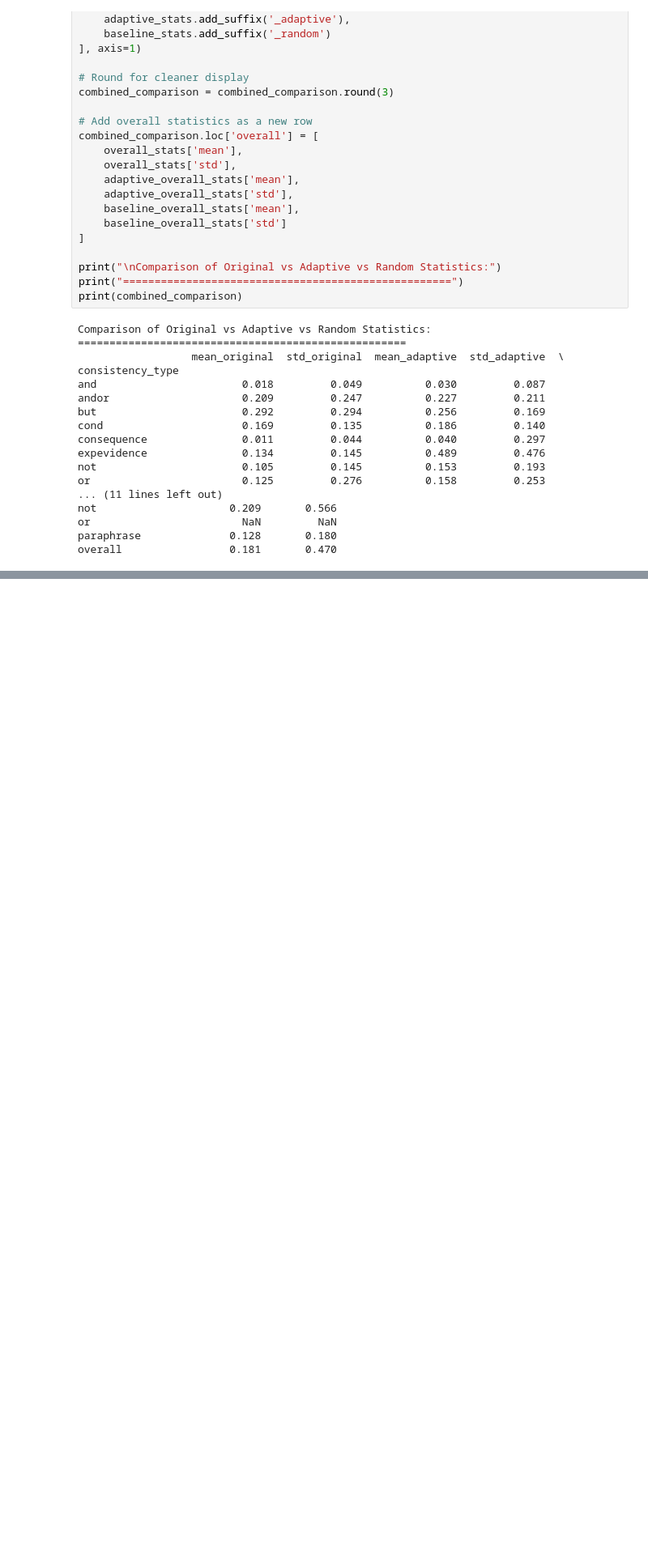
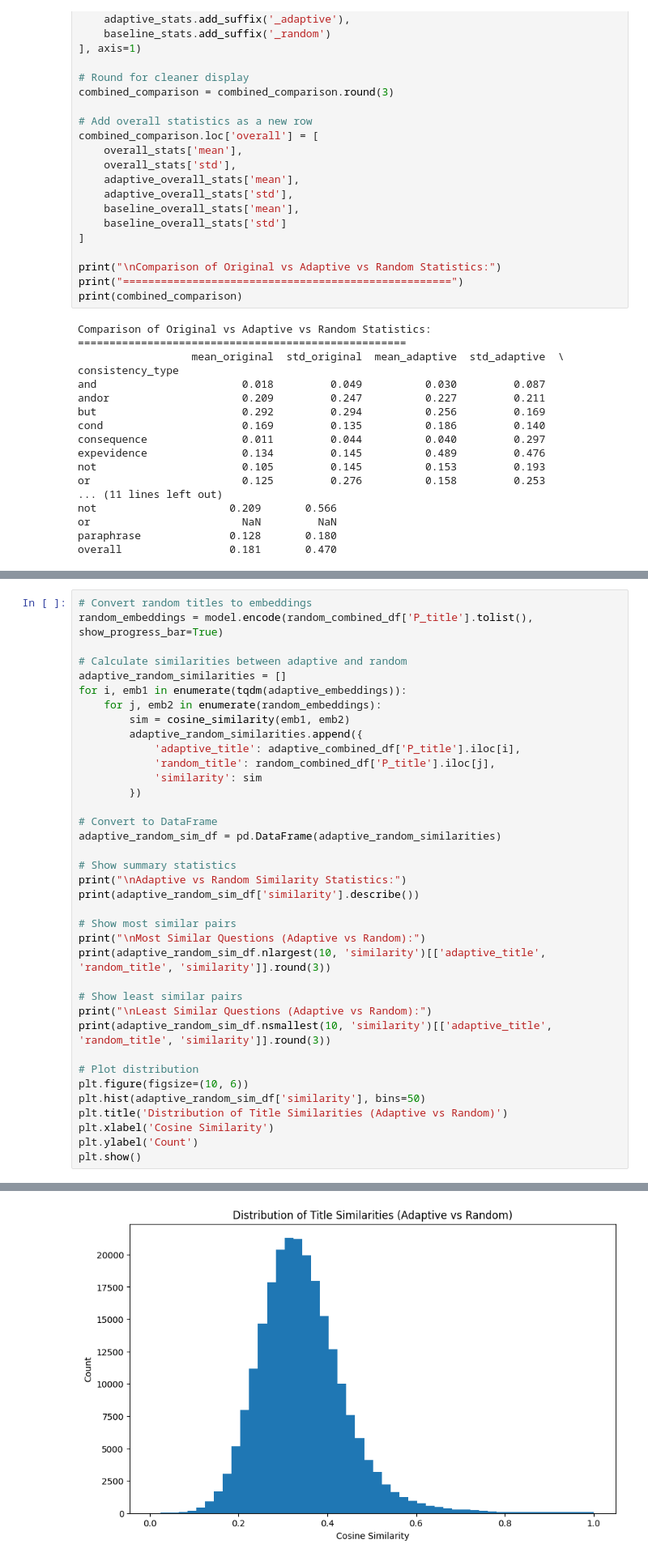
Before and after one commit to davisrbr/adaptive_evals, a Jupyter notebook: logs/consistency_logs_processing.ipynb, the cells around one changed output, grey strips where cells are left out. Shown: that part at 81% size. Saved outputs shown, nothing was run; the diff lists cells and outputs as text; blank space fills up the shorter version.

```diff
--- a/logs/consistency_logs_processing.ipynb
+++ b/logs/consistency_logs_processing.ipynb
@@ -585,0 +695,38 @@ plt.show()
+# %%
+# Convert random titles to embeddings
+random_embeddings = model.encode(random_combined_df['P_title'].tolist(), show_progress_bar=True)
+
+# Calculate similarities between adaptive and random
+adaptive_random_similarities = []
+for i, emb1 in enumerate(tqdm(adaptive_embeddings)):
+    for j, emb2 in enumerate(random_embeddings):
+        sim = cosine_similarity(emb1, emb2)
+        adaptive_random_similarities.append({
+            'adaptive_title': adaptive_combined_df['P_title'].iloc[i],
+            'random_title': random_combined_df['P_title'].iloc[j],
+            'similarity': sim
+        })
+
+# Convert to DataFrame
+adaptive_random_sim_df = pd.DataFrame(adaptive_random_similarities)
+
+# Show summary statistics
+print("\nAdaptive vs Random Similarity Statistics:")
+print(adaptive_random_sim_df['similarity'].describe())
+
+# Show most similar pairs
+print("\nMost Similar Questions (Adaptive vs Random):")
+print(adaptive_random_sim_df.nlargest(10, 'similarity')[['adaptive_title', 'random_title', 'similarity']].round(3))
+
+# Show least similar pairs
+print("\nLeast Similar Questions (Adaptive vs Random):")
+print(adaptive_random_sim_df.nsmallest(10, 'similarity')[['adaptive_title', 'random_title', 'similarity']].round(3))
+
+# Plot distribution
+plt.figure(figsize=(10, 6))
+plt.hist(adaptive_random_sim_df['similarity'], bins=50)
+plt.title('Distribution of Title Similarities (Adaptive vs Random)')
+plt.xlabel('Cosine Similarity')
+plt.ylabel('Count')
+plt.show()
+# %% [output]
@@ -585,0 +750 @@ plt.show()
+[figure, added]
```
Also changed, not shown: parts of 30 cells of this notebook, 38 other files.
